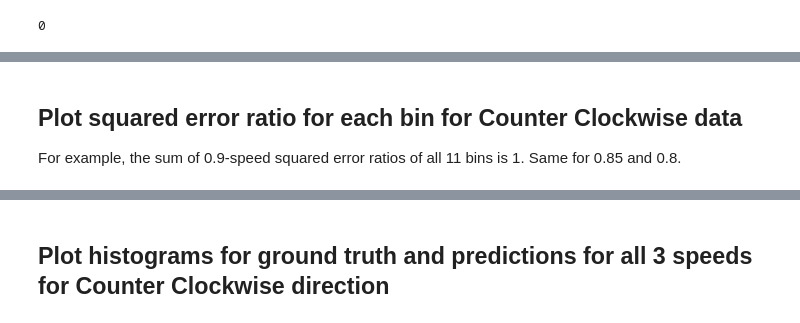
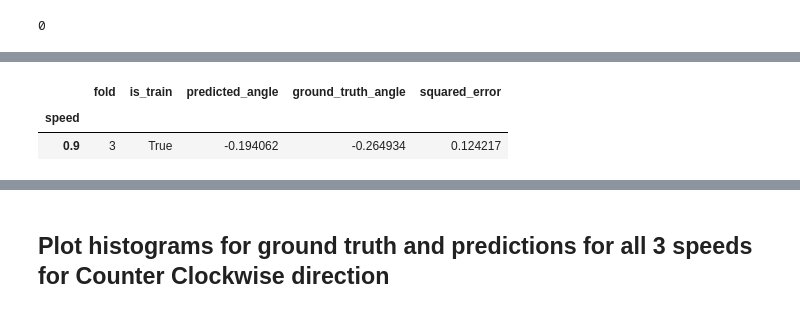
Before and after one commit to kristjanr/dat-sci-master-thesis, a Jupyter notebook: LossWithinAngleRanges.ipynb, the cells around one changed output, grey strips where cells are left out. Saved outputs shown, nothing was run; the diff lists cells and outputs as text; code cells hidden in the pictures.

Commit message:
run with cleaned data and retrained model

```diff
--- a/LossWithinAngleRanges.ipynb
+++ b/LossWithinAngleRanges.ipynb
@@ -98,3 +117,7 @@ cc_df.groupby(['speed']).mean()
-# %% [markdown]
-## Plot squared error ratio for each bin for Counter Clockwise data
-For example, the sum of 0.9-speed squared error ratios of all 11 bins is 1. Same for 0.85 and 0.8.
+# %%
+
+df[(df.direction == 'CC') & (df.is_train == True)].groupby(['speed']).mean()
+# %% [output]
+|  | fold | is_train | predicted_angle | ground_truth_angle | squared_error |
+| speed |  |  |  |  |  |
+| 0.9 | 3 | True | -0.194062 | -0.264934 | 0.124217 |
```
Also changed, not shown: parts of 15 cells of this notebook, 1 other file.
